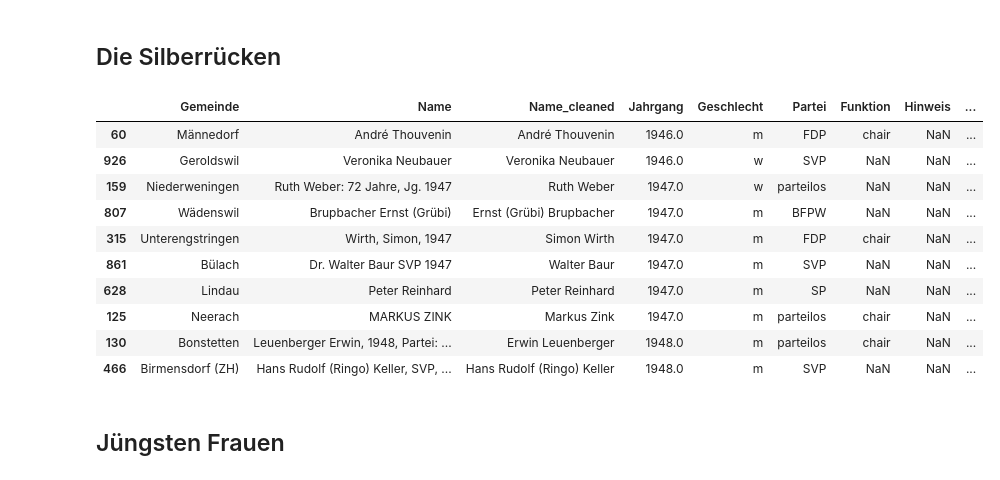
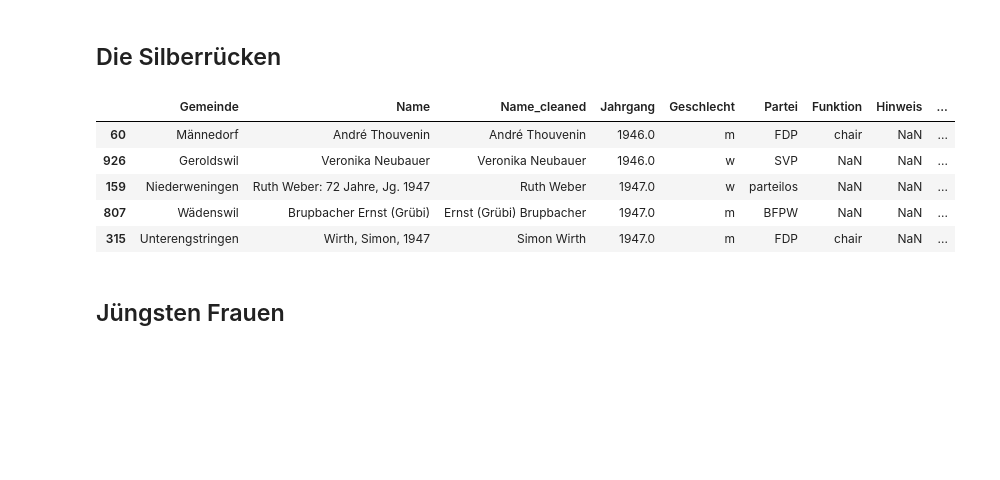
Before and after one commit to simonhuwiler/zh_gemeinderaete, a Jupyter notebook: python/2021_age.ipynb, the cells around one changed output. Drawn from its saved outputs; the diff is of its cells as text; code cells hidden in the pictures; blank space fills up the shorter version.

```diff
--- a/python/2021_age.ipynb
+++ b/python/2021_age.ipynb
@@ -89,19 +87,14 @@ df.sort_values('Alter').head(10)
 # %% [markdown]
 ## Die Silberrücken
 # %%
-df.sort_values('Alter', ascending=False).head(10)
+df.sort_values('Alter', ascending=False).head(5)
 # %% [output]
 |  | Gemeinde | Name | Name_cleaned | Jahrgang | Geschlecht | Partei | Funktion | Hinweis | ... |
 | 60 | Männedorf | André Thouvenin | André Thouvenin | 1946.0 | m | FDP | chair | NaN | ... |
 | 926 | Geroldswil | Veronika Neubauer | Veronika Neubauer | 1946.0 | w | SVP | NaN | NaN | ... |
 | 159 | Niederweningen | Ruth Weber: 72 Jahre, Jg. 1947 | Ruth Weber | 1947.0 | w | parteilos | NaN | NaN | ... |
 | 807 | Wädenswil | Brupbacher Ernst (Grübi) | Ernst (Grübi) Brupbacher | 1947.0 | m | BFPW | NaN | NaN | ... |
 | 315 | Unterengstringen | Wirth, Simon, 1947 | Simon Wirth | 1947.0 | m | FDP | chair | NaN | ... |
-| 861 | Bülach | Dr. Walter Baur SVP 1947 | Walter Baur | 1947.0 | m | SVP | NaN | NaN | ... |
-| 628 | Lindau | Peter Reinhard | Peter Reinhard | 1947.0 | m | SP | NaN | NaN | ... |
-| 125 | Neerach | MARKUS ZINK | Markus Zink | 1947.0 | m | parteilos | chair | NaN | ... |
-| 130 | Bonstetten | Leuenberger Erwin, 1948, Partei: ... | Erwin Leuenberger | 1948.0 | m | parteilos | chair | NaN | ... |
-| 466 | Birmensdorf (ZH) | Hans Rudolf (Ringo) Keller, SVP, ... | Hans Rudolf (Ringo) Keller | 1948.0 | m | SVP | NaN | NaN | ... |
 # %% [markdown]
 ## Jüngsten Frauen
 # %%
```
Also changed, not shown: parts of 4 cells of this notebook, 5 other files.
